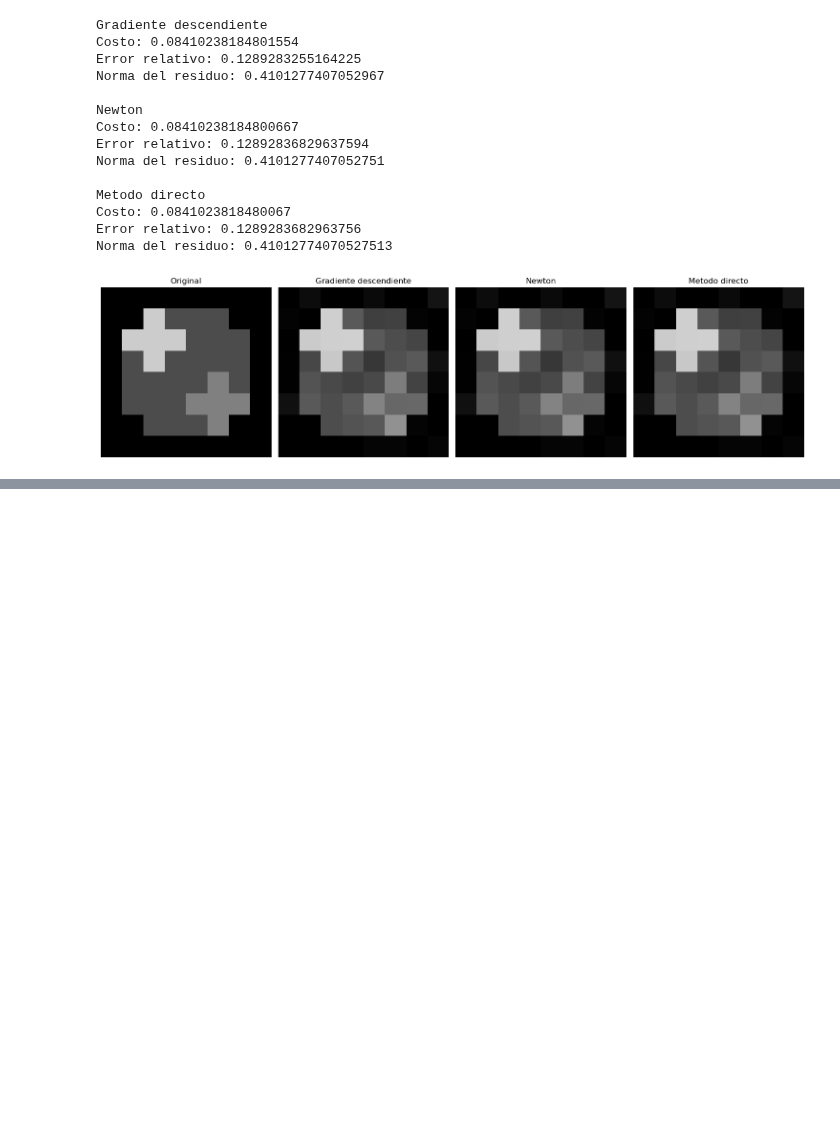
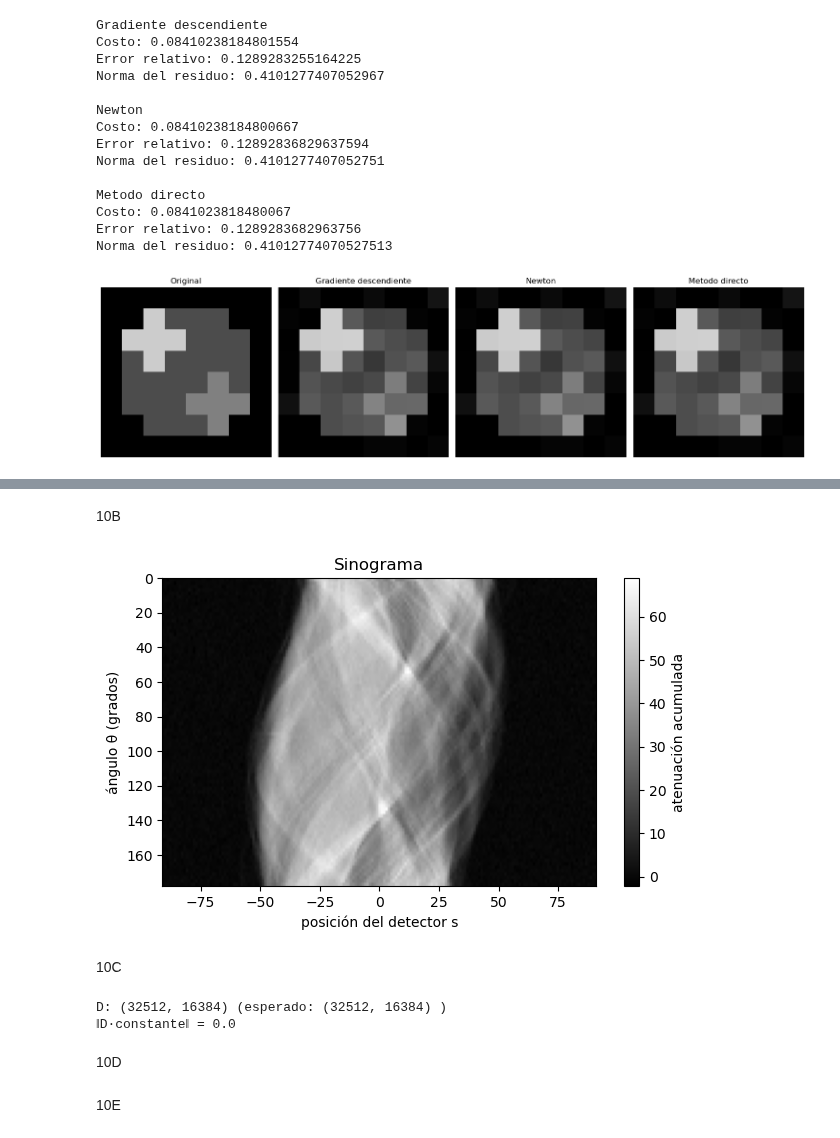
Before and after one commit to basmaxxx/metodos, a Jupyter notebook: TP1-Metodos.ipynb, the cells around one changed output, grey strips where cells are left out. Saved outputs shown, nothing was run; the diff lists cells and outputs as text; code cells hidden in the pictures; blank space fills up the shorter version.

```diff
--- a/TP1-Metodos.ipynb
+++ b/TP1-Metodos.ipynb
@@ -710,0 +911,34 @@ Norma del residuo: 0.41012774070527513
+# %% [markdown]
+10B
+# %%
+S = b.reshape(K, q)    # fila = ángulo, columna = posición del detector
+
+plt.figure(figsize=(7,4))
+plt.imshow(S, cmap='gray', aspect='auto',
+           extent=[datos['posiciones_detector'][0], datos['posiciones_detector'][-1],
+                   np.degrees(datos['angulos'][-1]), np.degrees(datos['angulos'][0])])
+plt.colorbar(label='atenuación acumulada')
+plt.xlabel('posición del detector s')
+plt.ylabel('ángulo θ (grados)')
+plt.title('Sinograma')
+plt.show()
+# %% [output]
+[figure, added]
+# %% [markdown]
+10C
+# %%
+def matriz_diferencias_sparse(n):
+    d = sp.diags([-np.ones(n-1), np.ones(n-1)], [0, 1], shape=(n-1, n))
+    I = sp.eye(n)
+    Dh = sp.kron(I, d)       # diferencias horizontales (vecino derecho)
+    Dv = sp.kron(d, I)       # diferencias verticales (vecino inferior)
+    return sp.vstack([Dh, Dv]).tocsr()
+
+D = matriz_diferencias_sparse(n)
+print("D:", D.shape, "(esperado:", (2*n*(n-1), n*n), ")")
+print("‖D·constante‖ =", np.linalg.norm(D @ np.full(n*n, 0.7)))
+# %% [output]
+D: (32512, 16384) (esperado: (32512, 16384) )
+‖D·constante‖ = 0.0
+# %% [markdown]
+10D
@@ -710,0 +975,2 @@ Norma del residuo: 0.41012774070527513
+# %% [markdown]
+10E
```
Also changed, not shown: parts of 31 cells of this notebook, 2 other files.
